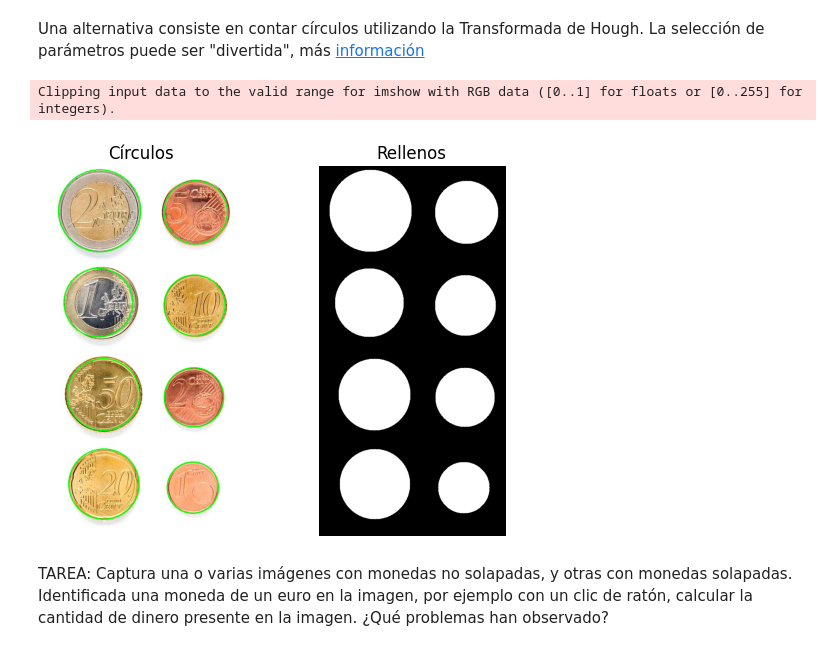
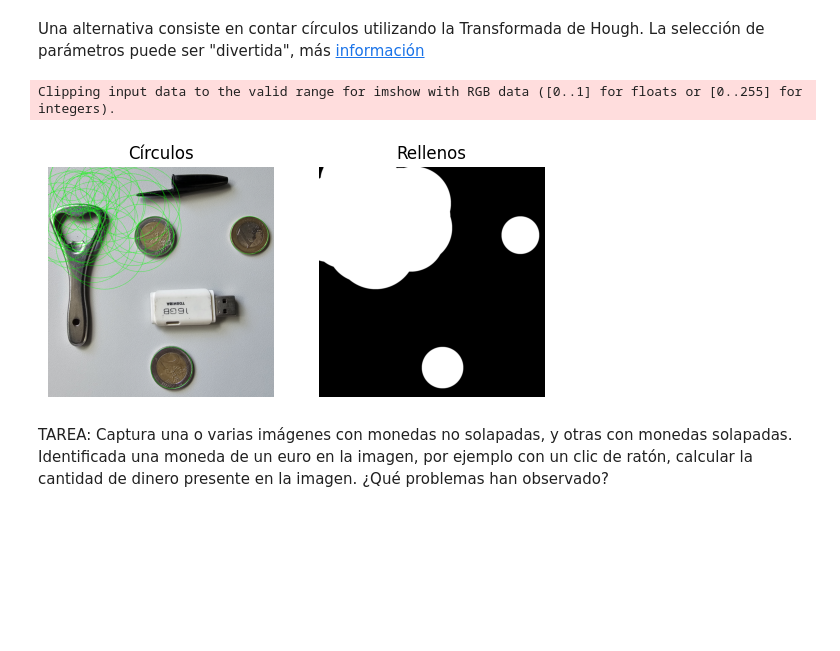
Before and after one commit to JoseManuel117/VC, a Jupyter notebook: P3/VC_P3.ipynb, the cells around one changed output. Saved outputs shown, nothing was run; the diff lists cells and outputs as text; code cells hidden in the pictures; blank space fills up the shorter version.

```diff
--- a/P3/VC_P3.ipynb
+++ b/P3/VC_P3.ipynb
@@ -8,7 +8,7 @@ import matplotlib.pyplot as plt
 Carga imagen y convierte a RGB
 # %%
 #Carga imagen ejemplo con monedas
-img = cv2.imread('Monedas.jpg')
+img = cv2.imread('monedas_menor_resolucion_2.jpg')
 print(img.shape)
 #Recordando que OpenCV lee las imágenes en BGR, por lo que convertimos para visualizr RGB
 img_rgb = cv2.cvtColor(img, cv2.COLOR_BGR2RGB)
@@ -159,36 +160,36 @@ circ = cv2.HoughCircles(
         1,
         100,  # distancia mínima entre círculos
         param1=100, # Valor del gradiente
         param2=50, #Umbral acumulador
-        minRadius=50,  # radio mínimo
-        maxRadius=150,  # radio máximo
+        minRadius=200,  # radio mínimo
+        maxRadius=450,  # radio máximo
     )
 
 #Dibuja sobre entrada  e imagen vacía
 img_cont = np.zeros(img_rgb.shape)
 img_rgb = cv2.cvtColor(img, cv2.COLOR_BGR2RGB)
 for det in circ[0]:
         x_coor, y_coor, det_radio = det
         cv2.circle(img_rgb,(int(x_coor), int(y_coor)),
             int(det_radio),(0, 255, 0), 2)
         cv2.circle(img_cont,(int(x_coor), int(y_coor)),
             int(det_radio),(255, 255, 255), -1)
 
 #Muestra resultado
 plt.subplot(121)
 plt.axis("off")
 plt.imshow(img_rgb)
 plt.title('Círculos')
 
 plt.subplot(122)
 plt.axis("off")
 plt.imshow(img_cont)
 plt.title('Rellenos')
 
 plt.show()
 # %% [output]
 Clipping input data to the valid range for imshow with RGB data ([0..1] for floats or [0..255] for integers).
-[figure, old version]
+[figure, new version]
 # %% [markdown]
 TAREA: Captura una o varias imágenes con monedas no solapadas, y otras con monedas solapadas. Identificada una moneda de un euro en la imagen, por ejemplo con un clic de ratón, calcular la cantidad de dinero presente en la imagen. ¿Qué problemas han observado?
 # %% [markdown]
```
Also changed, not shown: parts of 4 cells of this notebook, 2 other files.
